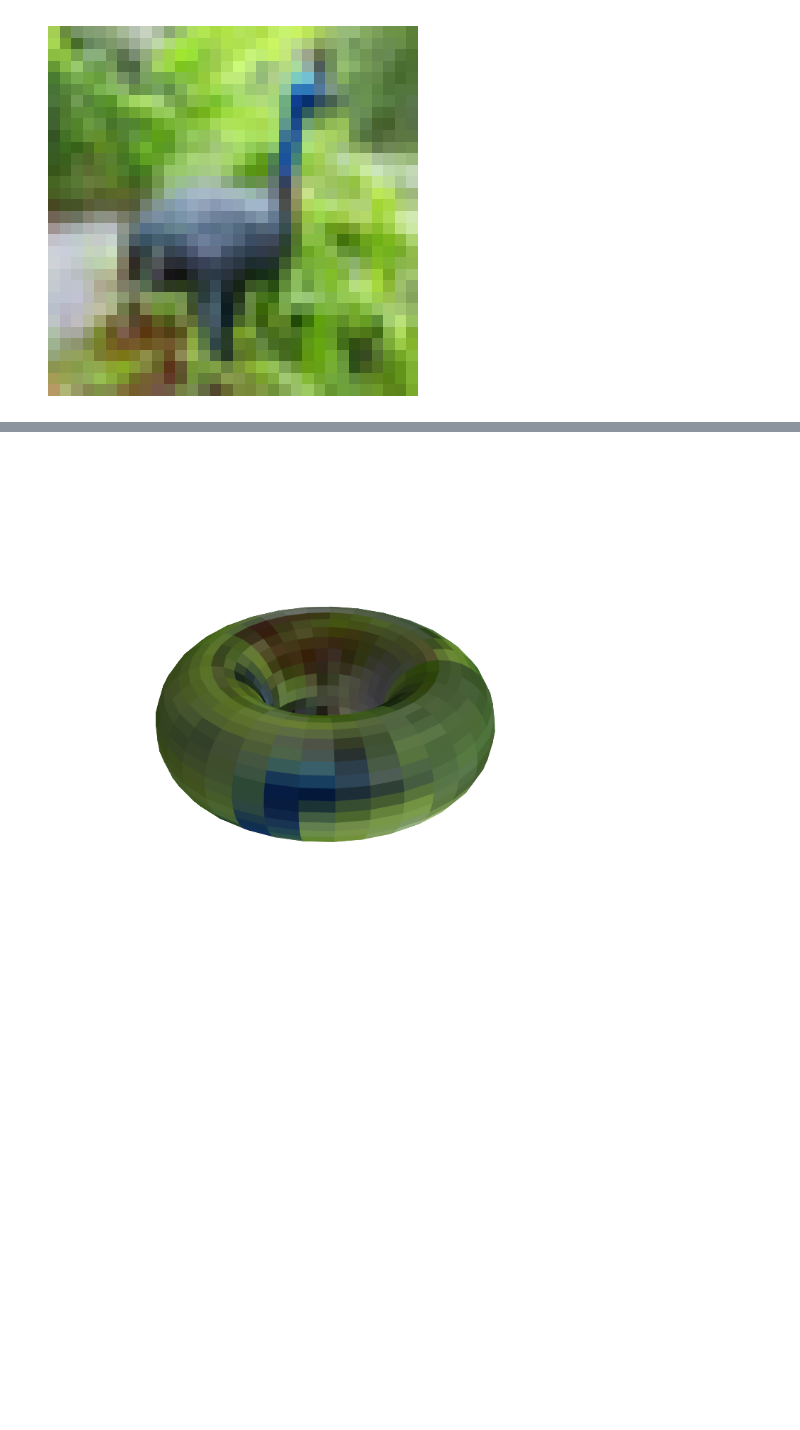
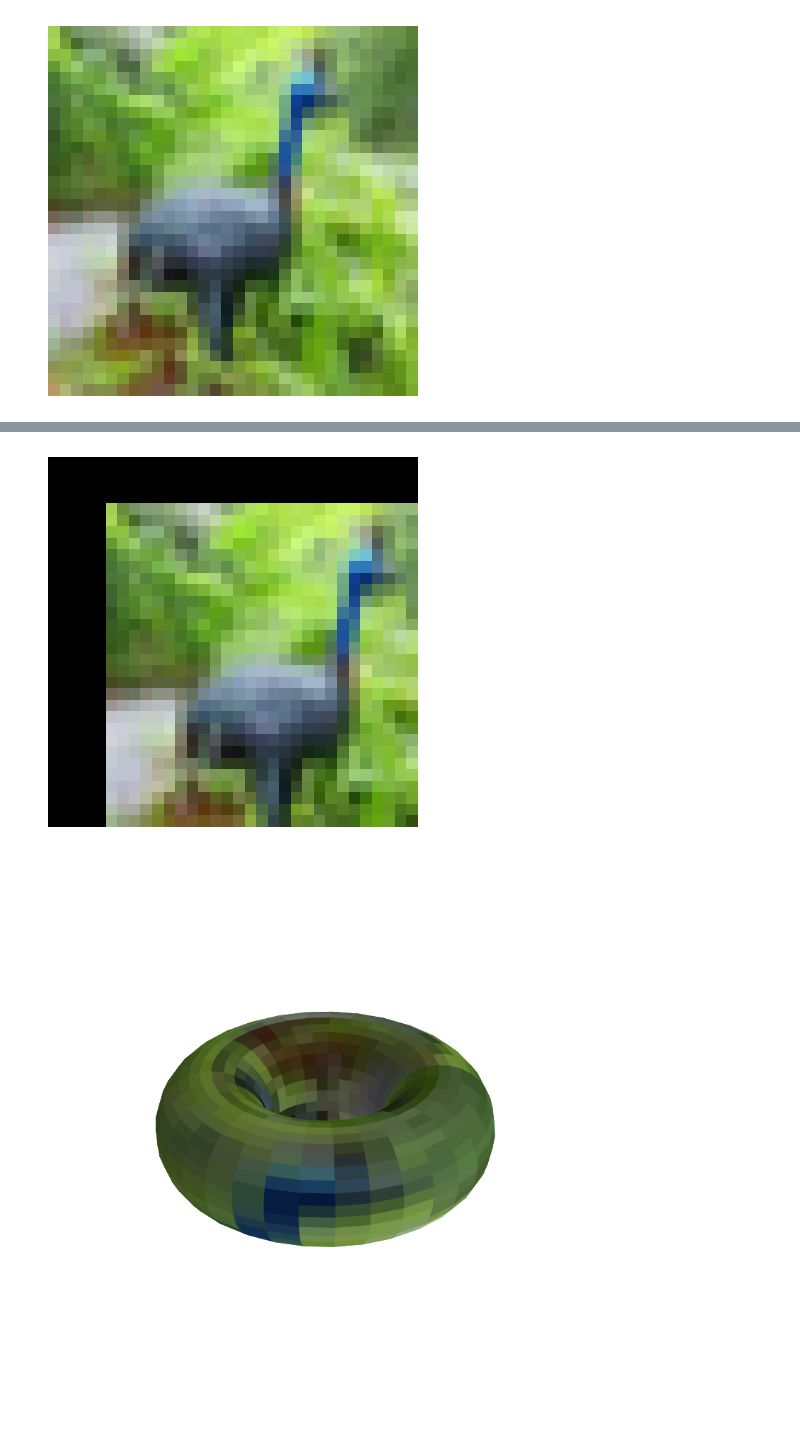
Before and after one commit to TimBerti/donut-augmentation, a Jupyter notebook: notebooks/donut.ipynb, the cells around one changed output, grey strips where cells are left out. Saved outputs shown, nothing was run; the diff lists cells and outputs as text; code cells hidden in the pictures; blank space fills up the shorter version.

Commit message:
padded shift

```diff
--- a/notebooks/donut.ipynb
+++ b/notebooks/donut.ipynb
@@ -45,3 +45,14 @@ plt.show()
+# %%
+shift_transform = v2.Compose([
+    PaddedShift(5, 5),
+])
+shifted_image = shift_transform(batch)[6].squeeze().numpy().transpose(1, 2, 0)
+fig, ax = plt.subplots()
+ax.set_axis_off()
+plt.imshow(shifted_image)
+plt.show()
+# %% [output]
+[figure, added]
 # %%
 R = 2
 r = 1
```
Also changed, not shown: parts of 2 cells of this notebook, 1 other file.
